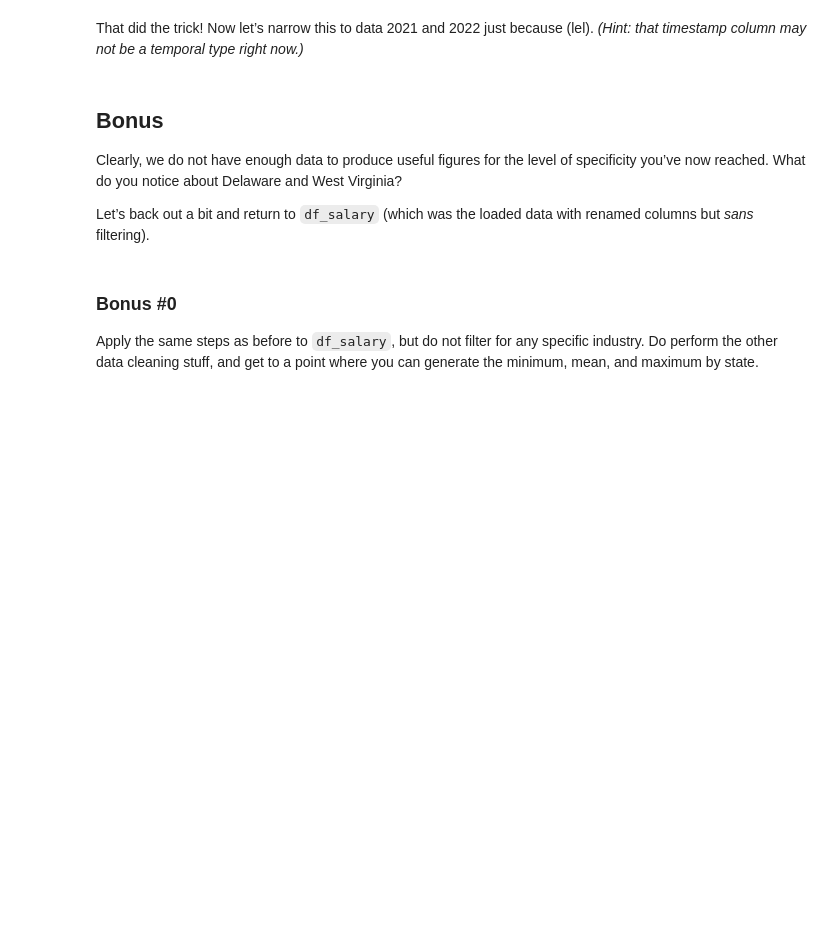
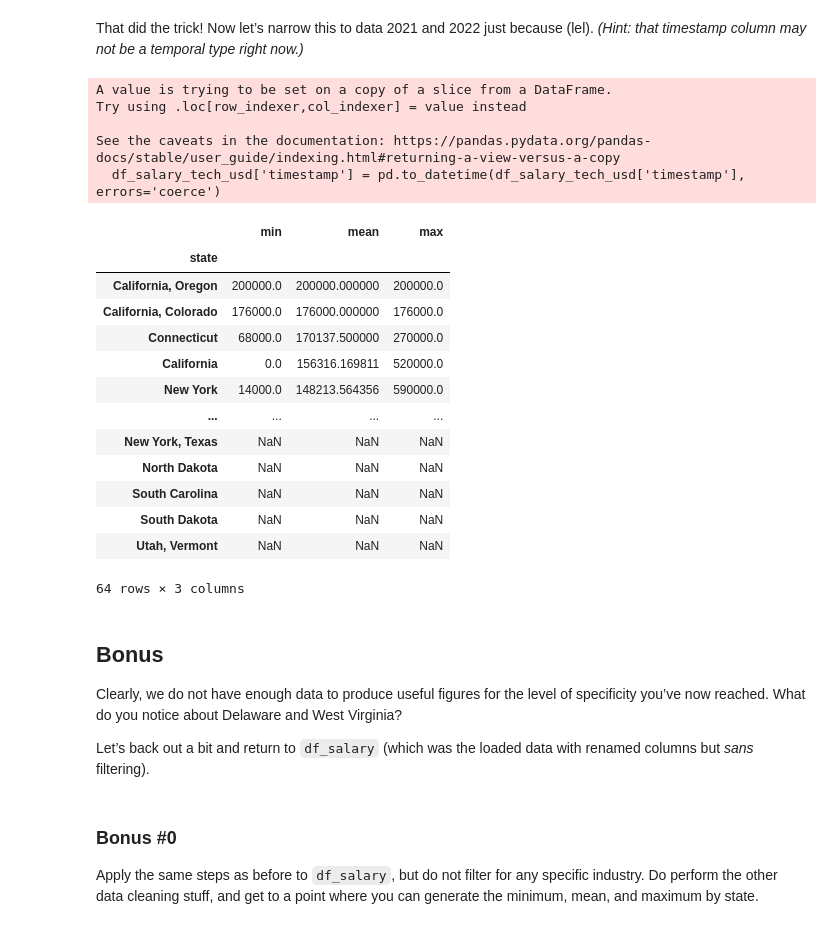
Before and after one commit to cmbarrosb/ds-fall-2025-fri-630, a Jupyter notebook: Week-02-Pandas-Part-2-and-DS-Overview/exercise/carlos-barros-week-02.ipynb, the cells around one changed output. Cells and saved outputs as stored; diff of their text form; code cells hidden in the pictures; blank space fills up the shorter version.

```diff
--- a/Week-02-Pandas-Part-2-and-DS-Overview/exercise/carlos-barros-week-02.ipynb
+++ b/Week-02-Pandas-Part-2-and-DS-Overview/exercise/carlos-barros-week-02.ipynb
@@ -188,6 +350,40 @@ Let’s try that again.
 That did the trick! Now let’s narrow this to data 2021 and 2022 just because (lel). *(Hint: that timestamp column may not be a temporal type right now.)*
 # %%
 # Filter the data to within 2021, 2022, or 2023, saving the DataFrame to a new variable, and generate the summary again.
+df_salary_tech_usd['timestamp'] = pd.to_datetime(df_salary_tech_usd['timestamp'], errors='coerce')
+
+
+df_recent = df_salary_tech_usd[
+    df_salary_tech_usd['timestamp'].notna() &
+    df_salary_tech_usd['timestamp'].dt.year.isin([2021, 2022, 2023]) &
+    (df_salary_tech_usd['country'] == 'Us')
+]
+summary_recent = (
+    df_recent.groupby('state')['salary']
+    .agg(['min', 'mean', 'max'])
+    .sort_values('mean', ascending=False)
+)
+summary_recent
+# %% [output]
+A value is trying to be set on a copy of a slice from a DataFrame.
+Try using .loc[row_indexer,col_indexer] = value instead
+
+See the caveats in the documentation: https://pandas.pydata.org/pandas-docs/stable/user_guide/indexing.html#returning-a-view-versus-a-copy
+  df_salary_tech_usd['timestamp'] = pd.to_datetime(df_salary_tech_usd['timestamp'], errors='coerce')
+|  | min | mean | max |
+| state |  |  |  |
+| California, Oregon | 200000.0 | 200000.000000 | 200000.0 |
+| California, Colorado | 176000.0 | 176000.000000 | 176000.0 |
+| Connecticut | 68000.0 | 170137.500000 | 270000.0 |
+| California | 0.0 | 156316.169811 | 520000.0 |
+| New York | 14000.0 | 148213.564356 | 590000.0 |
+| ... | ... | ... | ... |
+| New York, Texas | NaN | NaN | NaN |
+| North Dakota | NaN | NaN | NaN |
+| South Carolina | NaN | NaN | NaN |
+| South Dakota | NaN | NaN | NaN |
+| Utah, Vermont | NaN | NaN | NaN |
+64 rows × 3 columns
 # %% [markdown]
 ## Bonus
 
```
Also changed, not shown: parts of 22 cells of this notebook.
